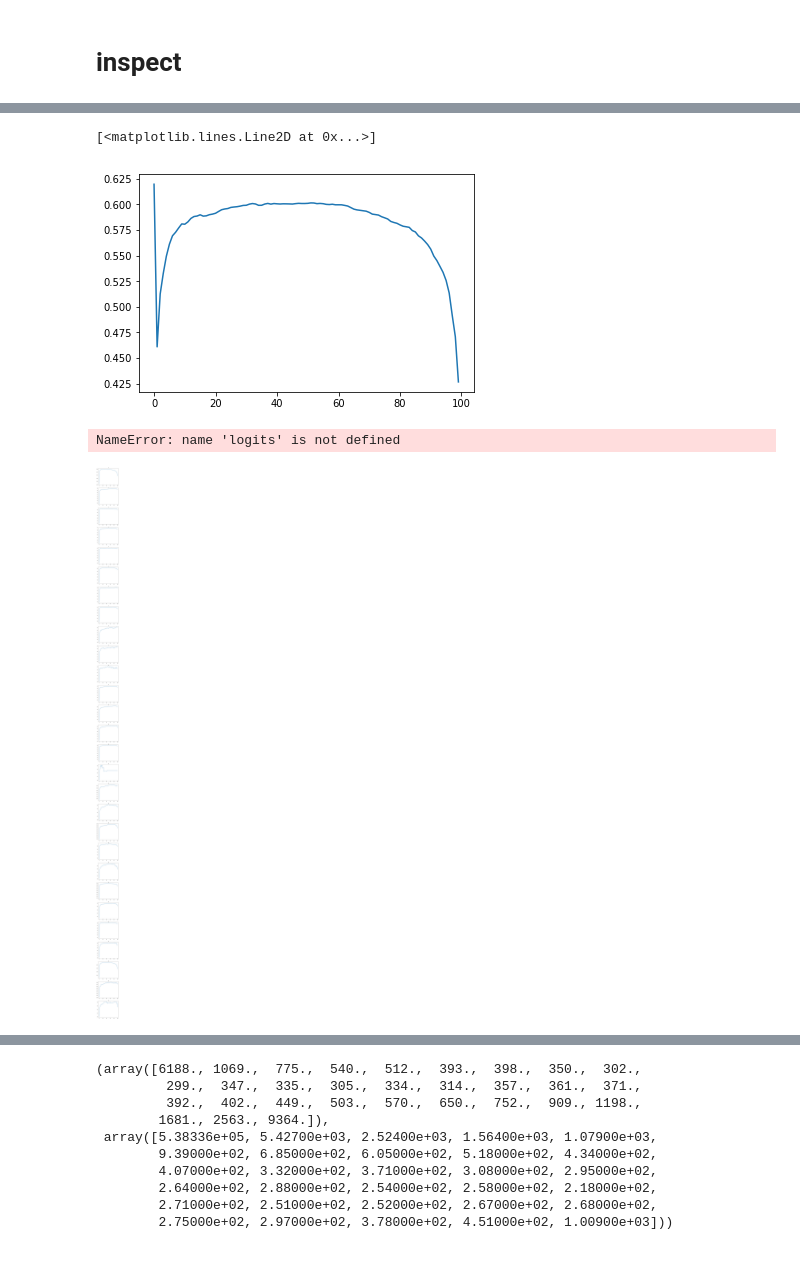
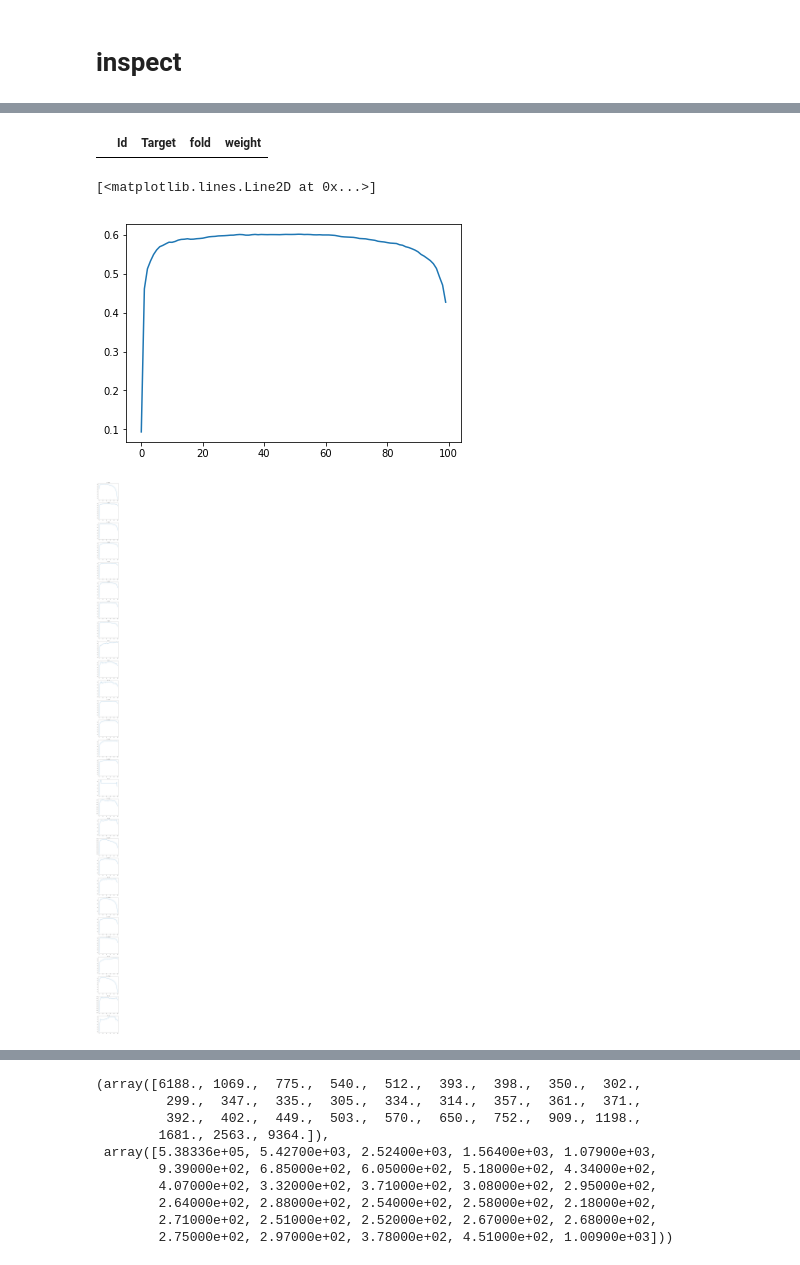
Before and after one commit to aboluo11/protein, a Jupyter notebook: main.ipynb, the cells around one changed output, grey strips where cells are left out. Drawn from its saved outputs; the diff is of its cells as text; code cells hidden in the pictures.

Commit message:
one fold 598

```diff
--- a/main.ipynb
+++ b/main.ipynb
@@ -68,9 +68,9 @@ val_ds = Dataset(df, fold=fold, train=False, tsfm=val_tsfm)
 val_sampler = BatchSampler(SequentialSampler(val_ds), batch_size=int(bs), drop_last=False)
 val_dl = DataLoader(val_ds, batch_sampler=val_sampler, num_workers=num_workers, pin_memory=True)
 # %%
-name = f'f1_fp_bce'
+name = f'scale_hinge_f1'
 writer = SummaryWriter(f'log/{sz}/{name}')
-model = Model().cuda()
+model = Model(base=torchvision.models.resnet18).cuda()
 metric = F1(threshold=0.5)
 learner = Learner(model=model, trn_dl=trn_dl, val_dl=val_dl, optim_fn=sgd,
                   metrics=[metric], loss_fn=f1_loss,
@@ -194,0 +236,2 @@ best metric: 0.597711
+# %%
+model.load_state_dict(torch.load('saved/512/f1_fp_bce')['model'])
@@ -195,7 +274,11 @@ best metric: 0.597711
+# %%
+df[df.Id=='6f062840-bba9-11e8-b2ba-ac1f6b6435d0']
+# %% [output]
+|  | Id | Target | fold | weight |
 # %%
-score = score_wrt_threshold(model, val_dl)
+score = score_wrt_threshold(logits, targets)
 # %%
 plt.plot(score)
 # %% [output]
 [<matplotlib.lines.Line2D at 0x...>]
-[figure, old version]
+[figure, new version]
@@ -206,14 +285,12 @@ logits, targets = get_logits(model, val_dl)
 # %%
 scores = score_wrt_threshold_per_cls(logits, targets)
-# %% [output]
-NameError: name 'logits' is not defined
 # %%
 _, axes = plt.subplots(28,1,figsize=(6,6*28))
 for c, score,ax in zip(range(28), scores,axes):
     ax.plot(score)
-    ax.set_title(str(c))
+    ax.set_title(f'{c}: {cls_sz[c]}')
 # %% [output]
-[figure, old version]
+[figure, new version]
 # %%
 c_tp_vs_tn(logits, targets)
 # %% [output]
```
Also changed, not shown: parts of 23 cells of this notebook, 3 other files.
